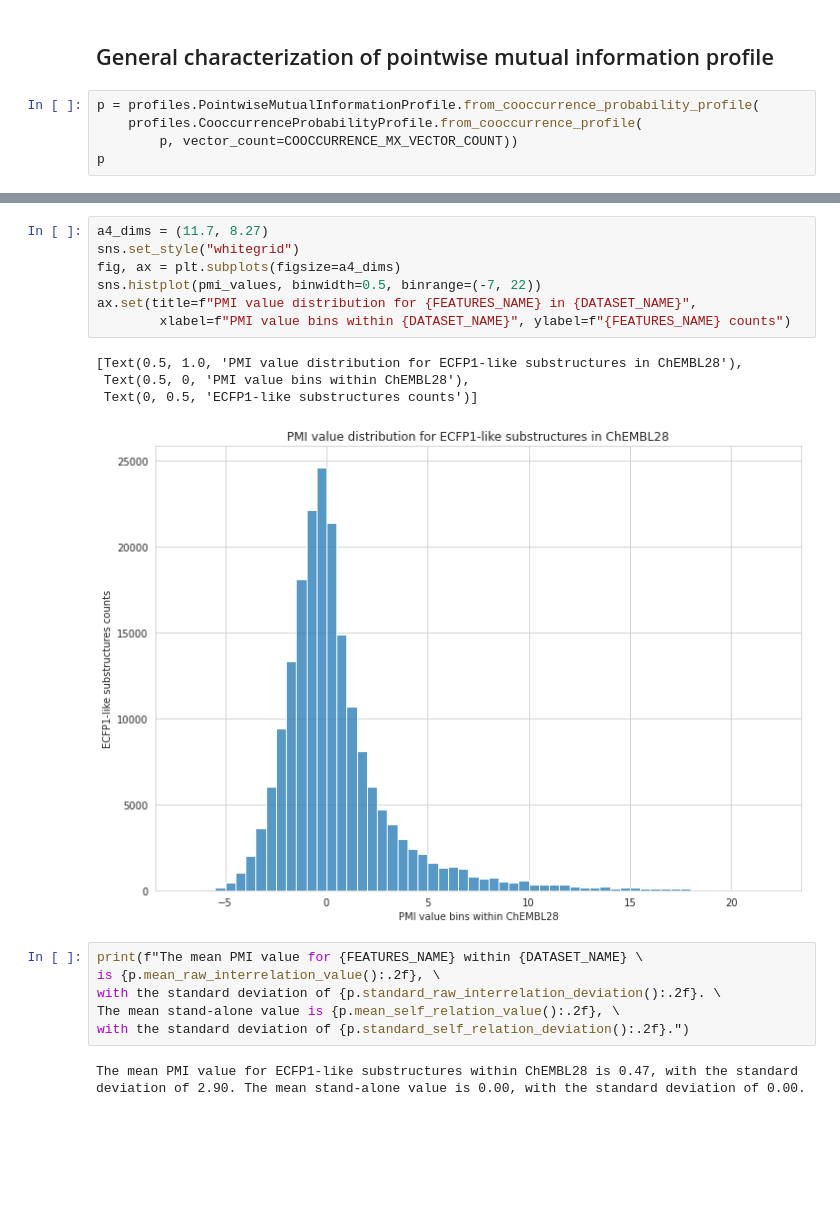
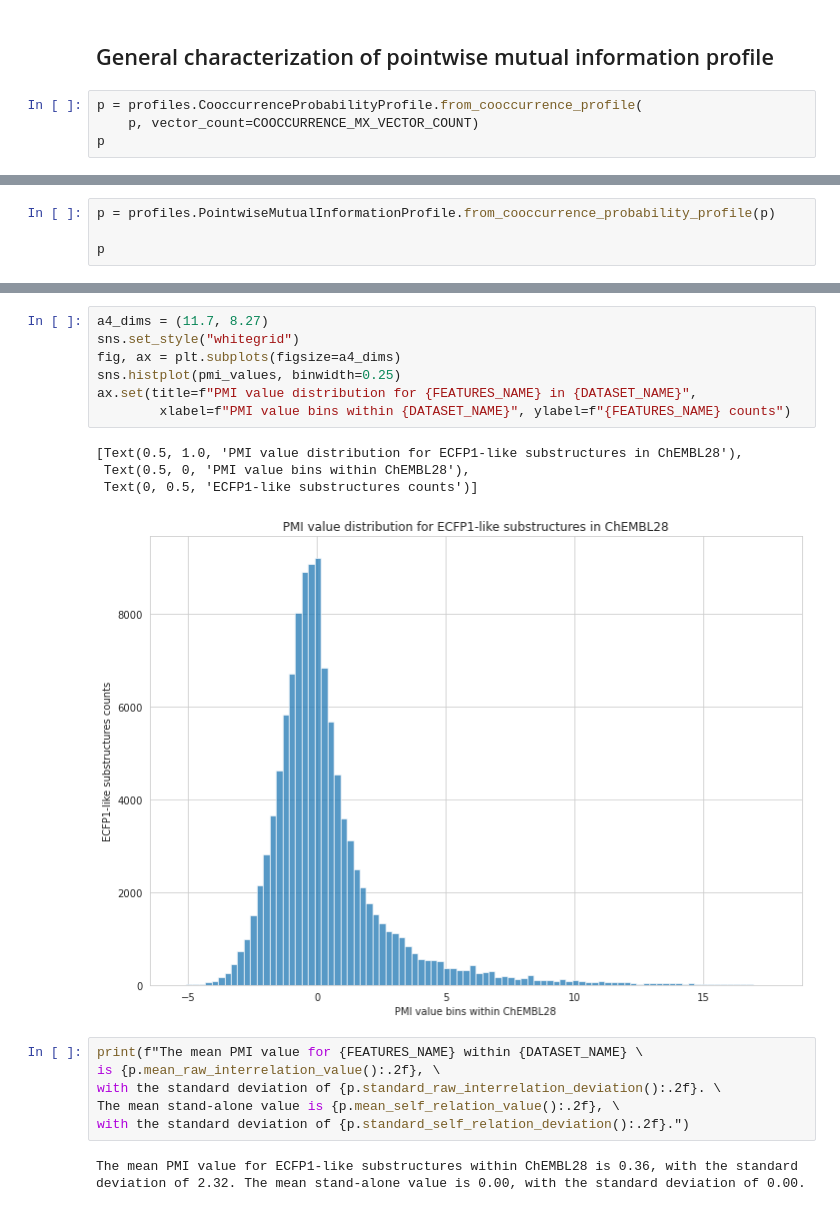
Before and after one commit to cmeloi/fip3, a Jupyter notebook: docs/cookbook/basic_interrelation_analysis.ipynb, the cells around one changed output, grey strips where cells are left out. Drawn from its saved outputs; the diff is of its cells as text; blank space fills up the shorter version.

```diff
--- a/docs/cookbook/basic_interrelation_analysis.ipynb
+++ b/docs/cookbook/basic_interrelation_analysis.ipynb
@@ -125,8 +126,7 @@ The mean co-occurrence value for ECFP1-like substructures within ChEMBL28 is 146
 # %% [markdown]
 ## General characterization of pointwise mutual information profile
 # %%
-p = profiles.PointwiseMutualInformationProfile.from_cooccurrence_probability_profile(
-    profiles.CooccurrenceProbabilityProfile.from_cooccurrence_profile(
-        p, vector_count=COOCCURRENCE_MX_VECTOR_COUNT))
+p = profiles.CooccurrenceProbabilityProfile.from_cooccurrence_profile(
+    p, vector_count=COOCCURRENCE_MX_VECTOR_COUNT)
 p
 # %% [output]
@@ -133,0 +158,4 @@ p
+# %%
+p = profiles.PointwiseMutualInformationProfile.from_cooccurrence_probability_profile(p)
+
+p
@@ -168,15 +198,15 @@ Name: value, Length: 190723, dtype: float64
 # %%
 a4_dims = (11.7, 8.27)
 sns.set_style("whitegrid")
 fig, ax = plt.subplots(figsize=a4_dims)
-sns.histplot(pmi_values, binwidth=0.5, binrange=(-7, 22))
+sns.histplot(pmi_values, binwidth=0.25)
 ax.set(title=f"PMI value distribution for {FEATURES_NAME} in {DATASET_NAME}",
         xlabel=f"PMI value bins within {DATASET_NAME}", ylabel=f"{FEATURES_NAME} counts")
 # %% [output]
 [Text(0.5, 1.0, 'PMI value distribution for ECFP1-like substructures in ChEMBL28'),
  Text(0.5, 0, 'PMI value bins within ChEMBL28'),
  Text(0, 0.5, 'ECFP1-like substructures counts')]
-[figure, old version]
+[figure, new version]
 # %%
 print(f"The mean PMI value for {FEATURES_NAME} within {DATASET_NAME} \
 is {p.mean_raw_interrelation_value():.2f}, \
@@ -184,4 +214,4 @@ with the standard deviation of {p.standard_raw_interrelation_deviation():.2f}. \
 The mean stand-alone value is {p.mean_self_relation_value():.2f}, \
 with the standard deviation of {p.standard_self_relation_deviation():.2f}.")
 # %% [output]
-The mean PMI value for ECFP1-like substructures within ChEMBL28 is 0.47, with the standard deviation of 2.90. The mean stand-alone value is 0.00, with the standard deviation of 0.00.
+The mean PMI value for ECFP1-like substructures within ChEMBL28 is 0.36, with the standard deviation of 2.32. The mean stand-alone value is 0.00, with the standard deviation of 0.00.
```
Also changed, not shown: parts of 25 cells of this notebook.
